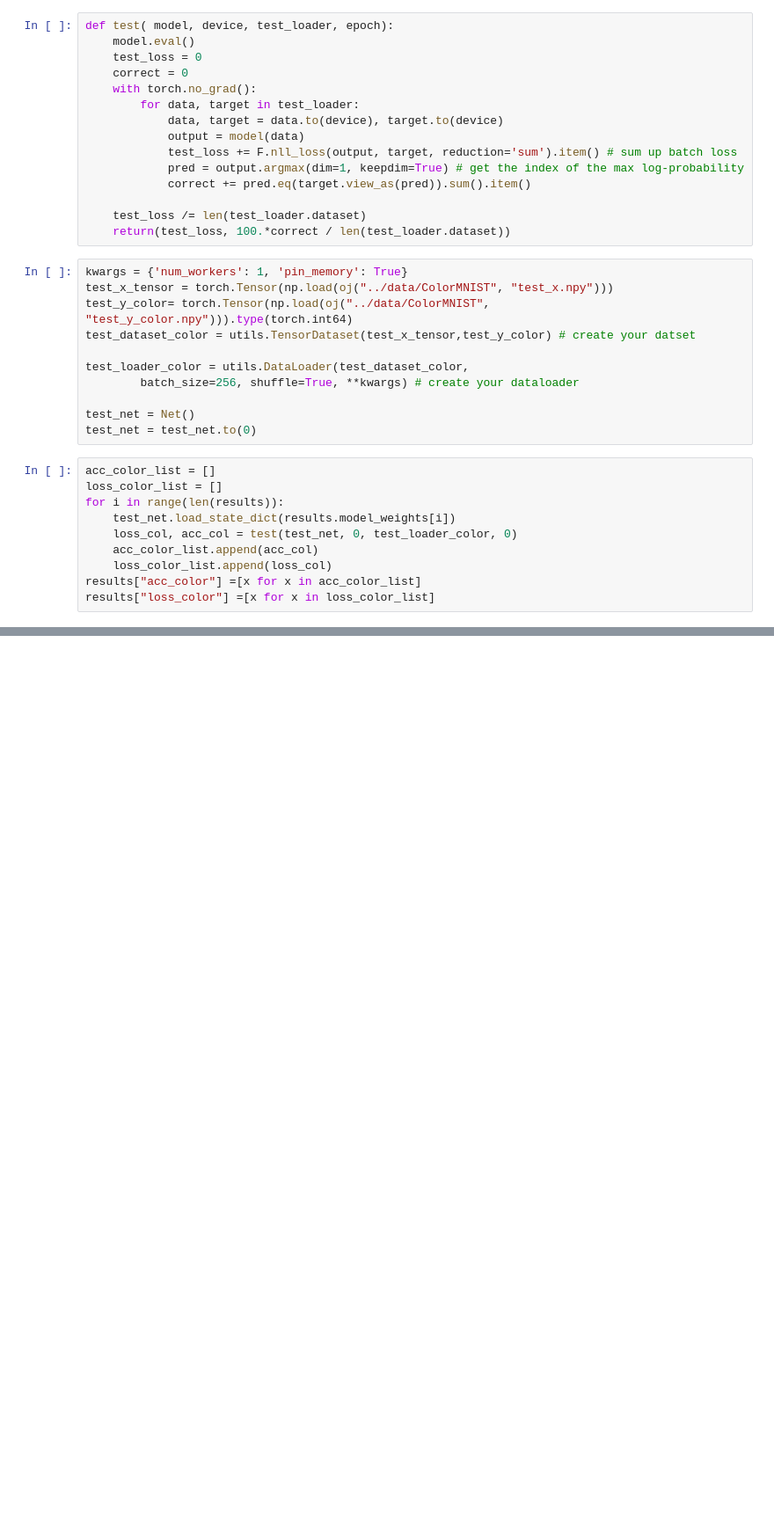
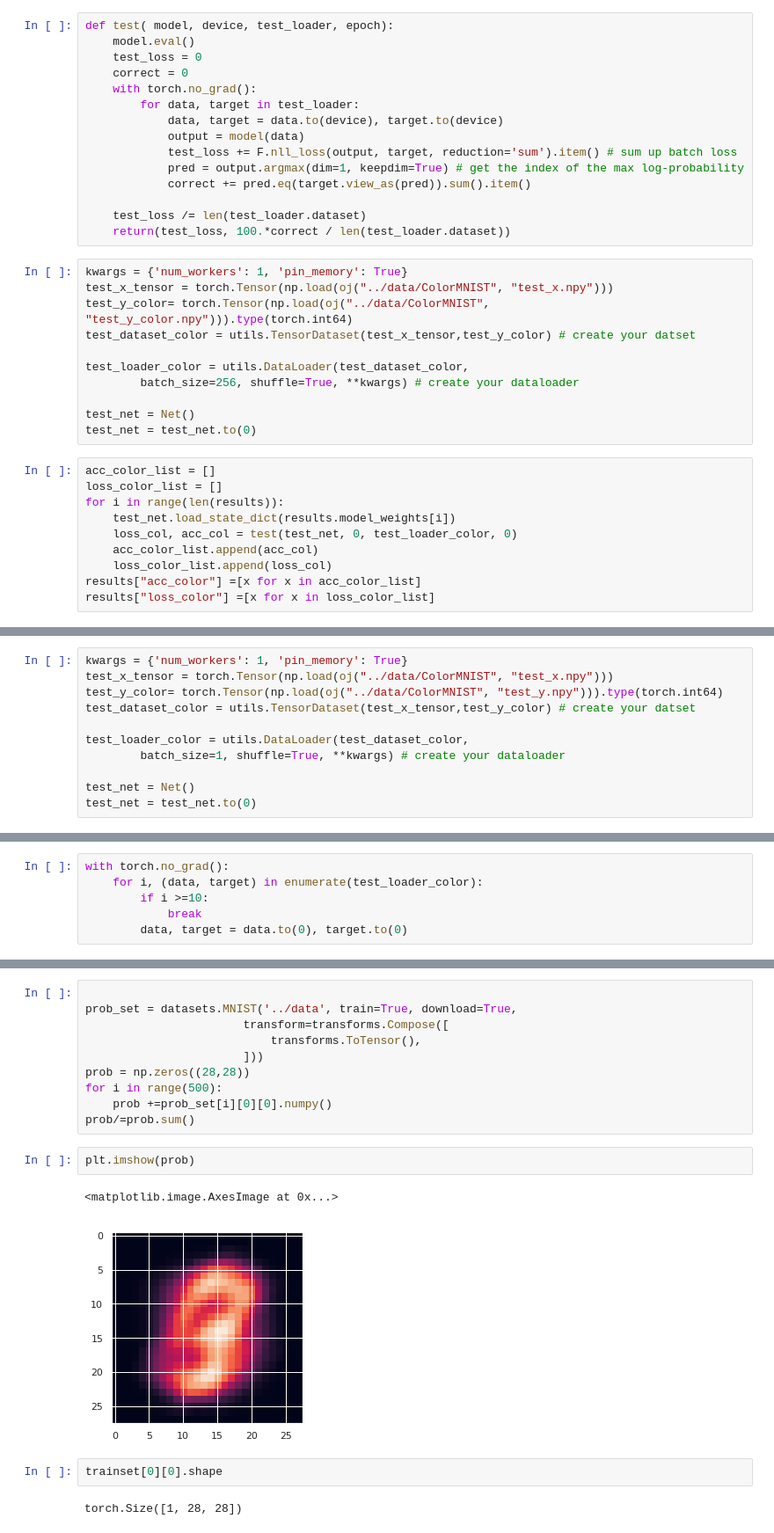
Before and after one commit to laura-rieger/deep-explanation-penalization, a Jupyter notebook: analyze/Analyze ColorMNIST Example.ipynb, the cells around one changed output, grey strips where cells are left out. Shown: that part at 88% size. Cells and saved outputs as stored; diff of their text form; blank space fills up the shorter version.

```diff
--- a/analyze/Analyze ColorMNIST Example.ipynb
+++ b/analyze/Analyze ColorMNIST Example.ipynb
@@ -166,0 +237,11 @@ results[['regularizer_rate',"acc_color",'loss_color']].sort_values(by = ['regula
+# %%
+kwargs = {'num_workers': 1, 'pin_memory': True}
+test_x_tensor = torch.Tensor(np.load(oj("../data/ColorMNIST", "test_x.npy")))
+test_y_color= torch.Tensor(np.load(oj("../data/ColorMNIST", "test_y.npy"))).type(torch.int64)
+test_dataset_color = utils.TensorDataset(test_x_tensor,test_y_color) # create your datset
+
+test_loader_color = utils.DataLoader(test_dataset_color,
+        batch_size=1, shuffle=True, **kwargs) # create your dataloader
+
+test_net = Net()
+test_net = test_net.to(0)
@@ -166,0 +269,6 @@ results[['regularizer_rate',"acc_color",'loss_color']].sort_values(by = ['regula
+# %%
+with torch.no_grad():
+    for i, (data, target) in enumerate(test_loader_color):
+        if i >=10:
+            break
+        data, target = data.to(0), target.to(0)
@@ -166,0 +318,19 @@ results[['regularizer_rate',"acc_color",'loss_color']].sort_values(by = ['regula
+# %%
+
+prob_set = datasets.MNIST('../data', train=True, download=True,
+                       transform=transforms.Compose([
+                           transforms.ToTensor(),
+                       ]))
+prob = np.zeros((28,28))
+for i in range(500):
+    prob +=prob_set[i][0][0].numpy()
+prob/=prob.sum()
+# %%
+plt.imshow(prob)
+# %% [output]
+<matplotlib.image.AxesImage at 0x...>
+[figure, added]
+# %%
+trainset[0][0].shape
+# %% [output]
+torch.Size([1, 28, 28])
```
Also changed, not shown: parts of 25 cells of this notebook, 38 other files.
